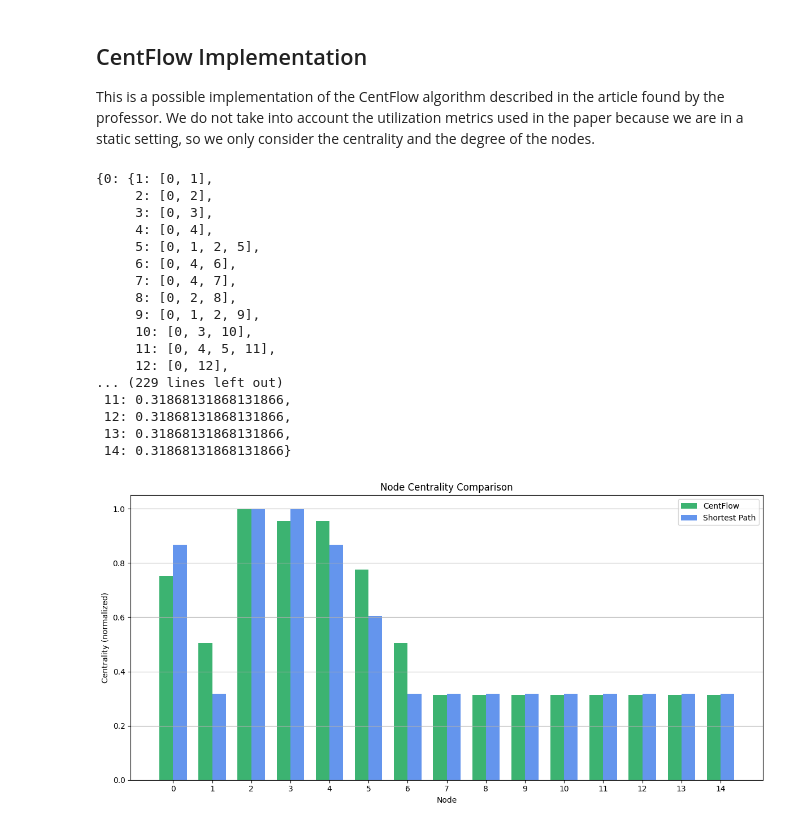
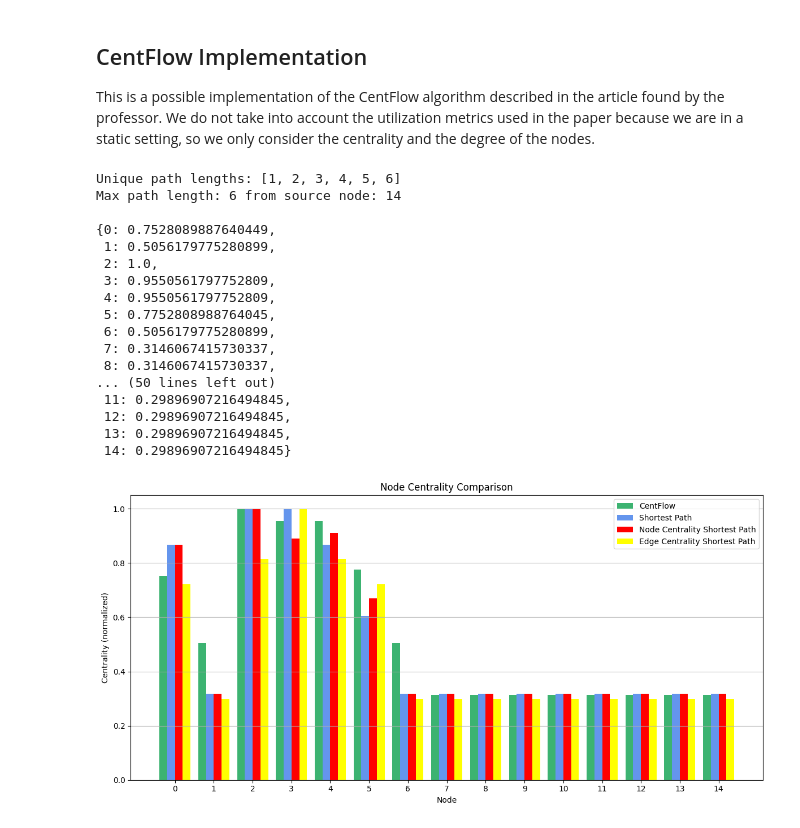
Before and after one commit to forcellatofrancesco/QKD_Simulator, a Jupyter notebook: new_routing.ipynb, the cells around one changed output. Drawn from its saved outputs; the diff is of its cells as text; code cells hidden in the pictures.

Commit message:
Better analisys on how centrality values change with respect to the algorithm used

```diff
--- a/new_routing.ipynb
+++ b/new_routing.ipynb
@@ -204,9 +187,11 @@ for u, v in G.edges():
     G_edge_weighted.add_edge(u, v, weight=weight)
 
 # Computing shortest paths from source node
-shortest_paths_edge_weighted = nx.single_source_dijkstra_path(G_edge_weighted, source_node, weight="weight")
+# shortest_paths_edge_weighted = nx.single_source_dijkstra_path(G_edge_weighted, source_node, weight="weight")
 
-print(f"\nShortest path from node {source_node} avoiding central edges:")
-for target, path in shortest_paths_edge_weighted.items():
-    if len(path) > 2:
-        print(f"  {source_node} -> {target}: {path}")
+# print(f"\nShortest path from node {source_node} avoiding central edges:")
+# for target, path in shortest_paths_edge_weighted.items():
+#     if len(path) > 2:
+#         print(f"  {source_node} -> {target}: {path}")
+
+edge_centrality_shortest_paths = dict(nx.all_pairs_dijkstra_path(G_edge_weighted, weight="weight"))
@@ -338,8 +308,8 @@ for entry in traffic_data["packets"]:
 from pprint import pprint
 import numpy as np
 
-pprint(traffic_paths)
-print()
+# pprint(traffic_paths)
+# print()
 
 
 '''
@@ -400,57 +370,68 @@ for s_node in range(15):
 print("Unique path lengths:", sorted(lengths))
 print("Max path length:", max_path_length, "from source node:", index)
 
+shortest_centrality = compute_flow_based_centrality(G, all_shortest_paths)
 centflow_centrality = compute_flow_based_centrality(G, traffic_paths)
-shortest_centrality = compute_flow_based_centrality(G, all_shortest_paths)
+node_shortest_centrality = compute_flow_based_centrality(G, node_centrality_shortest_paths)
+edge_shortest_centrality = compute_flow_based_centrality(G, edge_centrality_shortest_paths)
 
 print()
 pprint(centflow_centrality)
 print()
 pprint(shortest_centrality)
 print()
+pprint(node_shortest_centrality)
+print()
+pprint(edge_shortest_centrality)
+print()
 
 # plot_centrality_bar(centflow_centrality, title="CentFlow-Based Centrality")
 # plot_centrality_bar(shortest_centrality, title="Shortest Path Centrality")
 
-def plot_two_centralities(centrality1, centrality2, labels=("CentFlow", "Shortest")):
+def plot_two_centralities(centrality1, centrality2, centrality3, centrality4, labels=("CentFlow", "Shortest")):
     nodes = sorted(centrality1.keys())  # assume both dicts have the same nodes
     values1 = [centrality1[n] for n in nodes]
     values2 = [centrality2[n] for n in nodes]
+    values3 = [centrality3[n] for n in nodes]
+    values4 = [centrality4[n] for n in nodes]
 
     x = np.arange(len(nodes))  # positions for the nodes
-    width = 0.35  # width of the bars
+    width = 0.20  # width of the bars
 
     plt.figure(figsize=(12, 6))
-    plt.bar(x - width/2, values1, width, label=labels[0], color="mediumseagreen")
-    plt.bar(x + width/2, values2, width, label=labels[1], color="cornflowerblue")
+    plt.bar(x - 1.5*width, values1, width, label=labels[0], color="mediumseagreen")
+    plt.bar(x - 0.5*width, values2, width, label=labels[1], color="cornflowerblue")
+    plt.bar(x + 0.5*width, values3, width, label=labels[2], color="red")
+    plt.bar(x + 1.5*width, values4, width, label=labels[3], color="yellow")
 
     plt.xticks(x, [str(n) for n in nodes])
     plt.xlabel("Node")
     plt.ylabel("Centrality (normalized)")
     plt.title("Node Centrality Comparison")
     plt.legend()
     plt.grid(axis="y")
     plt.tight_layout()
     plt.show()
 
 # Usage:
-plot_two_centralities(centflow_centrality, shortest_centrality, labels=("CentFlow", "Shortest Path"))
+plot_two_centralities(centflow_centrality, shortest_centrality, node_shortest_centrality, edge_shortest_centrality,
+                    labels=("CentFlow", "Shortest Path", "Node Centrality Shortest Path", "Edge Centrality Shortest Path"))
 # %% [output]
-{0: {1: [0, 1],
-     2: [0, 2],
-     3: [0, 3],
-     4: [0, 4],
-     5: [0, 1, 2, 5],
-     6: [0, 4, 6],
-     7: [0, 4, 7],
-     8: [0, 2, 8],
-     9: [0, 1, 2, 9],
-     10: [0, 3, 10],
-     11: [0, 4, 5, 11],
-     12: [0, 12],
-... (229 lines left out)
- 11: 0.31868131868131866,
- 12: 0.31868131868131866,
- 13: 0.31868131868131866,
- 14: 0.31868131868131866}
+Unique path lengths: [1, 2, 3, 4, 5, 6]
+Max path length: 6 from source node: 14
+
+{0: 0.7528089887640449,
+ 1: 0.5056179775280899,
+ 2: 1.0,
+ 3: 0.9550561797752809,
+ 4: 0.9550561797752809,
+ 5: 0.7752808988764045,
+ 6: 0.5056179775280899,
+ 7: 0.3146067415730337,
+ 8: 0.3146067415730337,
+... (50 lines left out)
+ 11: 0.29896907216494845,
+ 12: 0.29896907216494845,
+ 13: 0.29896907216494845,
+ 14: 0.29896907216494845}
-[figure, old version]
+[figure, new version]
```
Also changed, not shown: parts of 2 cells of this notebook.
